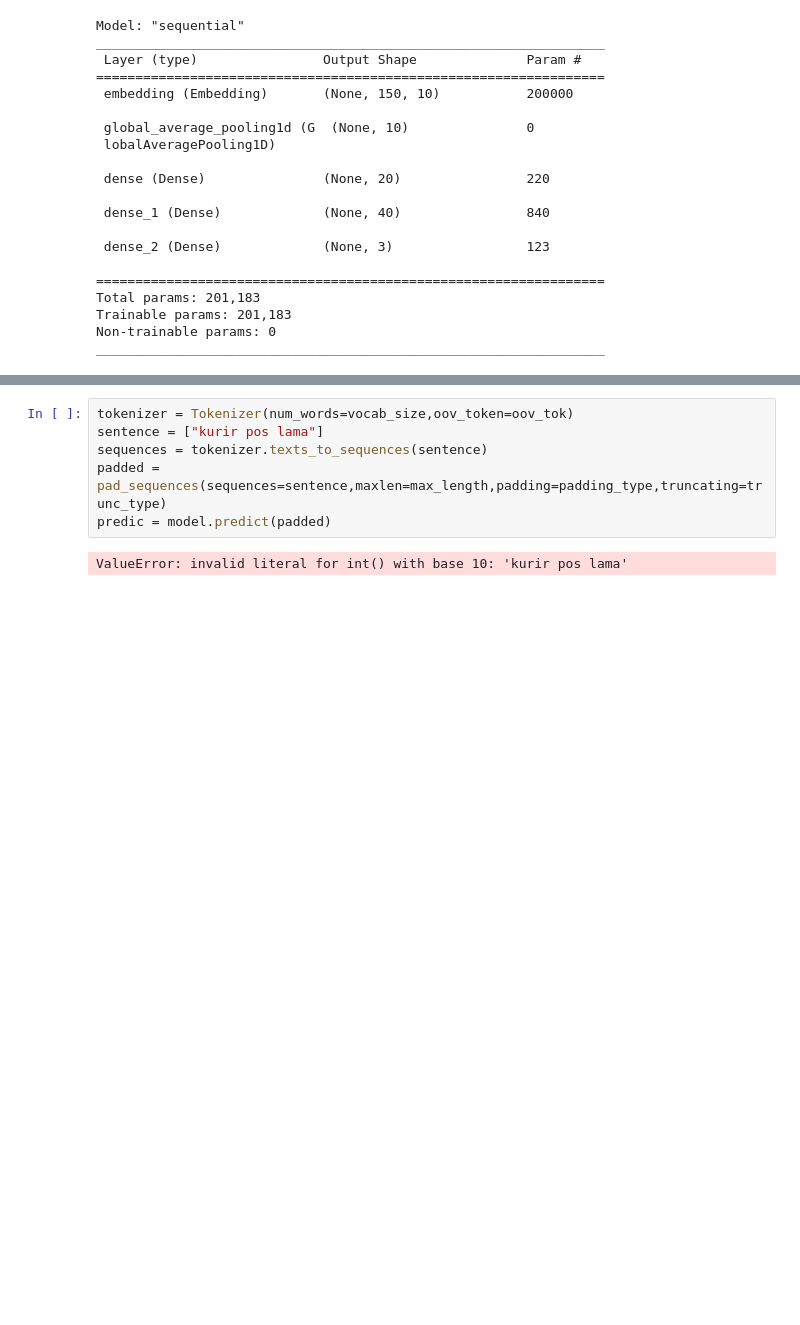
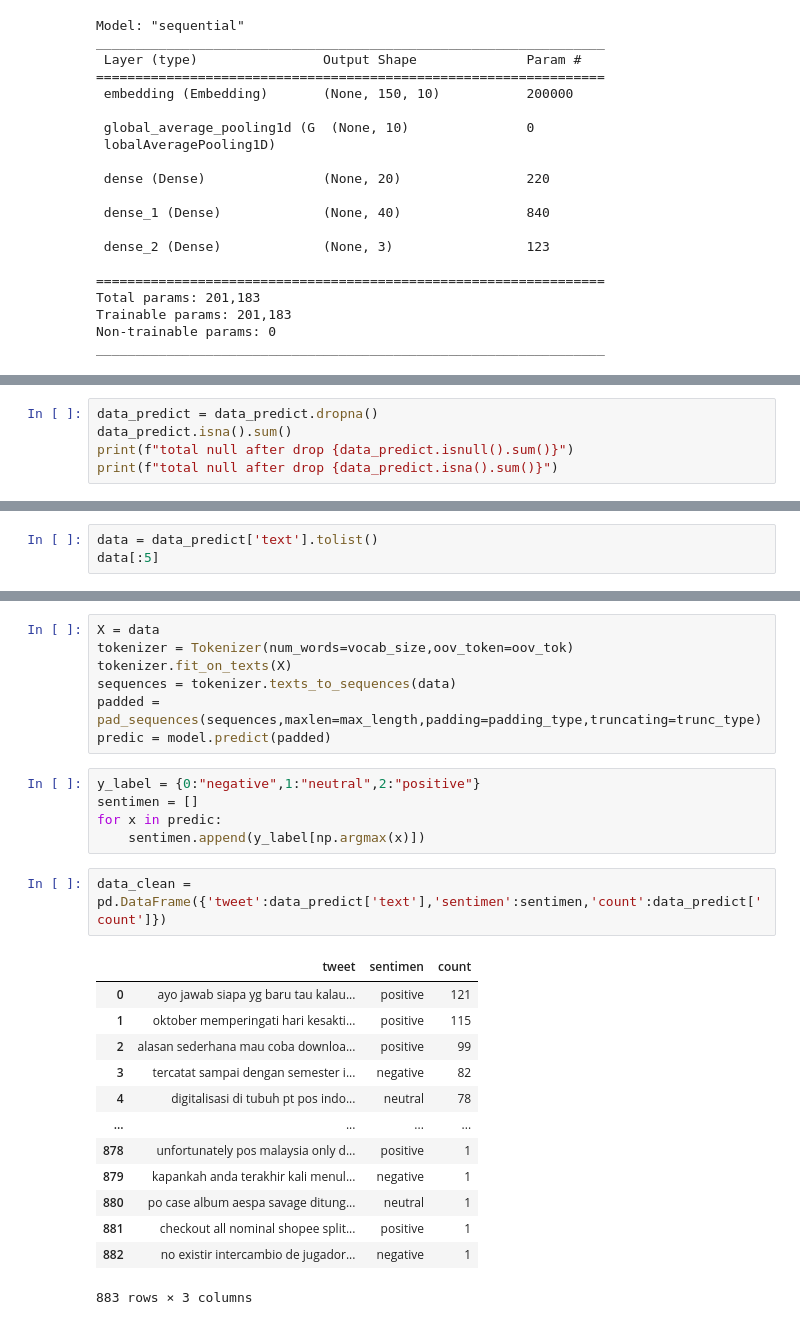
Before and after one commit to dwissaaj/DeepLearning_Sentiment_Analysis, a Jupyter notebook: predicting.ipynb, the cells around one changed output, grey strips where cells are left out. Saved outputs shown, nothing was run; the diff lists cells and outputs as text; blank space fills up the shorter version.

```diff
--- a/predicting.ipynb
+++ b/predicting.ipynb
@@ -39,0 +69,5 @@ oov_tok = "<OOV>"
+# %%
+data_predict = data_predict.dropna()
+data_predict.isna().sum()
+print(f"total null after drop {data_predict.isnull().sum()}")
+print(f"total null after drop {data_predict.isna().sum()}")
@@ -39,0 +83,3 @@ oov_tok = "<OOV>"
+# %%
+data = data_predict['text'].tolist()
+data[:5]
@@ -40,8 +92,28 @@ oov_tok = "<OOV>"
 # %%
+X = data
 tokenizer = Tokenizer(num_words=vocab_size,oov_token=oov_tok)
-sentence = ["kurir pos lama"]
-sequences = tokenizer.texts_to_sequences(sentence)
-padded = pad_sequences(sequences=sentence,maxlen=max_length,padding=padding_type,truncating=trunc_type)
+tokenizer.fit_on_texts(X)
+sequences = tokenizer.texts_to_sequences(data)
+padded = pad_sequences(sequences,maxlen=max_length,padding=padding_type,truncating=trunc_type)
 predic = model.predict(padded)
-# %% [output]
-ValueError: invalid literal for int() with base 10: 'kurir pos lama'
+# %%
+y_label = {0:"negative",1:"neutral",2:"positive"}
+sentimen = []
+for x in predic:
+    sentimen.append(y_label[np.argmax(x)])
+# %%
+data_clean = pd.DataFrame({'tweet':data_predict['text'],'sentimen':sentimen,'count':data_predict['count']})
+# %% [output]
+|  | tweet | sentimen | count |
+| 0 | ayo jawab siapa yg baru tau kalau... | positive | 121 |
+| 1 | oktober memperingati hari kesakti... | positive | 115 |
+| 2 | alasan sederhana mau coba downloa... | positive | 99 |
+| 3 | tercatat sampai dengan semester i... | negative | 82 |
+| 4 | digitalisasi di tubuh pt pos indo... | neutral | 78 |
+| ... | ... | ... | ... |
+| 878 | unfortunately pos malaysia only d... | positive | 1 |
+| 879 | kapankah anda terakhir kali menul... | negative | 1 |
+| 880 | po case album aespa savage ditung... | neutral | 1 |
+| 881 | checkout all nominal shopee split... | positive | 1 |
+| 882 | no existir intercambio de jugador... | negative | 1 |
+883 rows × 3 columns
```
Also changed, not shown: parts of 8 cells of this notebook, 8 other files.
